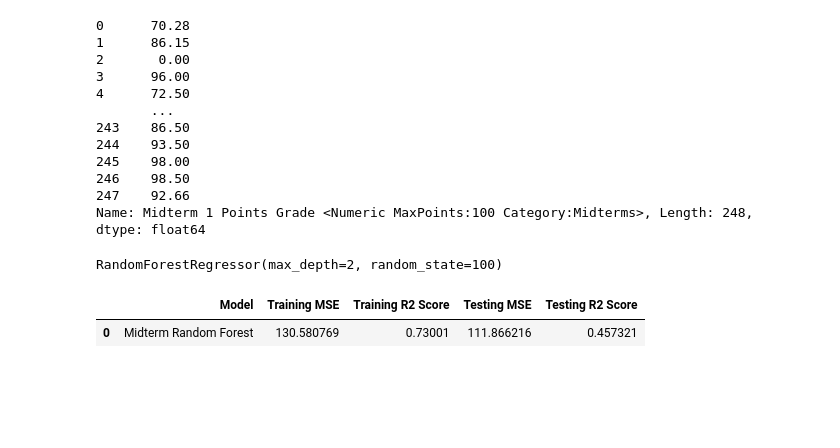
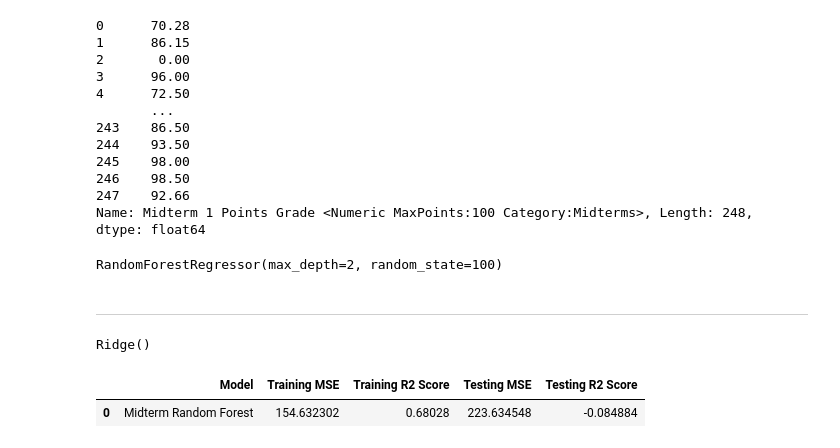
Before and after one commit to talamo13/Student-Success-Dashboard, a Jupyter notebook: Grade_Prediction_ML.ipynb, the cells around one changed output. Drawn from its saved outputs; the diff is of its cells as text; code cells hidden in the pictures; blank space fills up the shorter version.

Commit message:
Completed first version of midterm model

```diff
--- a/Grade_Prediction_ML.ipynb
+++ b/Grade_Prediction_ML.ipynb
@@ -246,10 +256,39 @@ rf_test_r2 = r2_score(y_test, y_rf_test_pred)
 # Adding data to dataframe
 rf_performance_data = ['Random Forest', rf_train_mse, rf_train_r2, rf_test_mse, rf_test_r2]
 #models_performance.loc[len(models_performance)] = rf_performance_data
+# %% [markdown]
+
+
+---
+# %%
+from sklearn.linear_model import Ridge
+
+rr = Ridge(alpha=1.0)
+rr.fit(x_train, y_train)
+# %% [output]
+Ridge()
+# %%
+# Make a prediction on the original dataset that the ML model was trained on
+y_rr_train_pred = rr.predict(x_train)
+# Make a prediciton on the test data
+y_rr_test_pred = rr.predict(x_test)
+# %%
+from sklearn.metrics import mean_squared_error, r2_score
+
+# Training Set
+rr_train_mse = mean_squared_error(y_train, y_rr_train_pred)
+rr_train_r2 = r2_score(y_train, y_rr_train_pred)
+
+# Testing Set
+rr_test_mse = mean_squared_error(y_test, y_rr_test_pred)
+rr_test_r2 = r2_score(y_test, y_rr_test_pred)
+
+# Adding data to dataframe
+rr_performance_data = ['Random Forest', rr_train_mse, rr_train_r2, rr_test_mse, rr_test_r2]
 # %%
-rf_performance_data = [['Midterm Random Forest', rf_train_mse, rf_train_r2, rf_test_mse, rf_test_r2]]
-models_performance = pd.DataFrame(rf_performance_data, columns=['Model', 'Training MSE', 'Training R2 Score', 'Testing MSE', 'Testing R2 Score'])
+rr_performance_data = [['Midterm Random Forest', rr_train_mse, rr_train_r2, rr_test_mse, rr_test_r2]]
+models_performance = pd.DataFrame(rr_performance_data, columns=['Model', 'Training MSE', 'Training R2 Score', 'Testing MSE', 'Testing R2 Score'])
 models_performance
 # %% [output]
 |  | Model | Training MSE | Training R2 Score | Testing MSE | Testing R2 Score |
-| 0 | Midterm Random Forest | 130.580769 | 0.73001 | 111.866216 | 0.457321 |
+| 0 | Midterm Random Forest | 154.632302 | 0.68028 | 223.634548 | -0.084884 |
```
Also changed, not shown: parts of 2 cells of this notebook.
